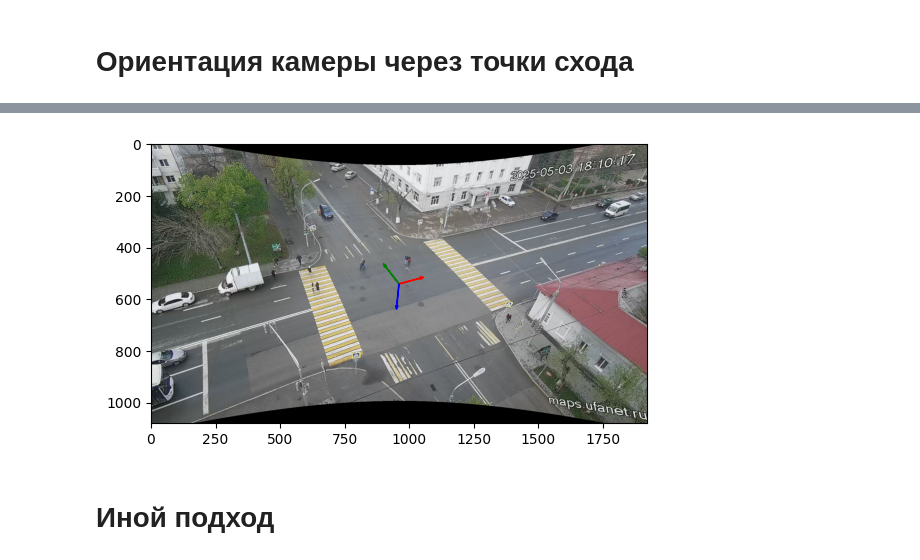
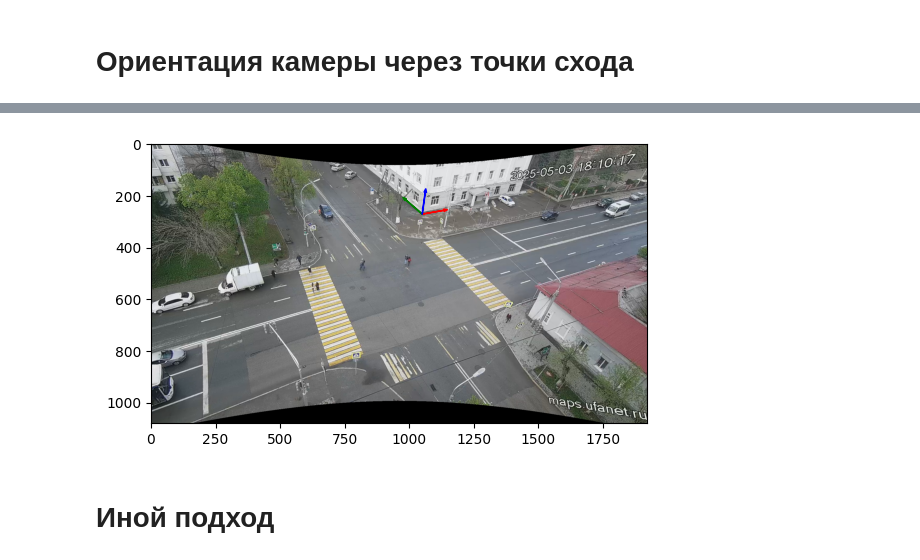
Before and after one commit to Mis-prog/traffic-camera-calibration, a Jupyter notebook: example/pushkin_aksakov/example_vp.ipynb, the cells around one changed output, grey strips where cells are left out. Cells and saved outputs as stored; diff of their text form; code cells hidden in the pictures.

```diff
--- a/example/pushkin_aksakov/example_vp.ipynb
+++ b/example/pushkin_aksakov/example_vp.ipynb
@@ -51,9 +52,9 @@ def draw_coordinate_axes_from_vps(vanishing_points, center, scale=100, labels=No
         dx_scaled = dx / norm * scale
         dy_scaled = dy / norm * scale
 
-        # if flip_z and labels[i].upper() == 'Y':
-        #     dx_scaled *= -1
-        #     dy_scaled *= -1
+        if flip_z and labels[i].upper() == 'Z':
+            dx_scaled *= -1
+            dy_scaled *= -1
 
         # Рисуем стрелку оси
         plt.arrow(cx, cy, dx_scaled, dy_scaled,
@@ -162,9 +208,9 @@ draw_coordinate_axes_from_vps(vps_auto,center)
 # %%
-center = (960,540)
+center = (1050,270)
 plt.imshow(image_rgb)
 draw_coordinate_axes_from_vps(vps_manual,center)
 # %% [output]
-[figure, old version]
+[figure, new version]
 # %% [markdown]
 # Иной подход
 # %%
```
Also changed, not shown: parts of 18 cells of this notebook, 21 other files.
